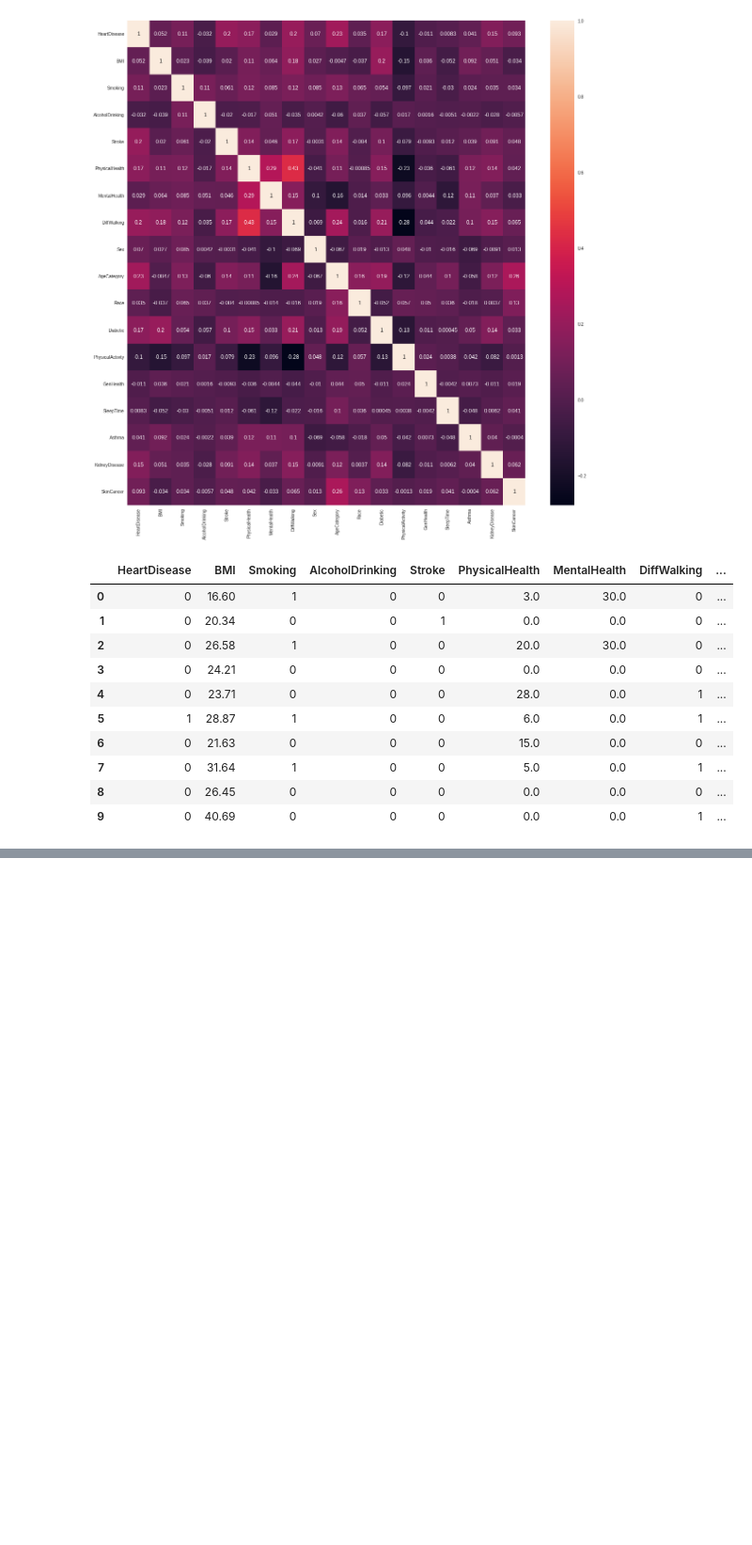
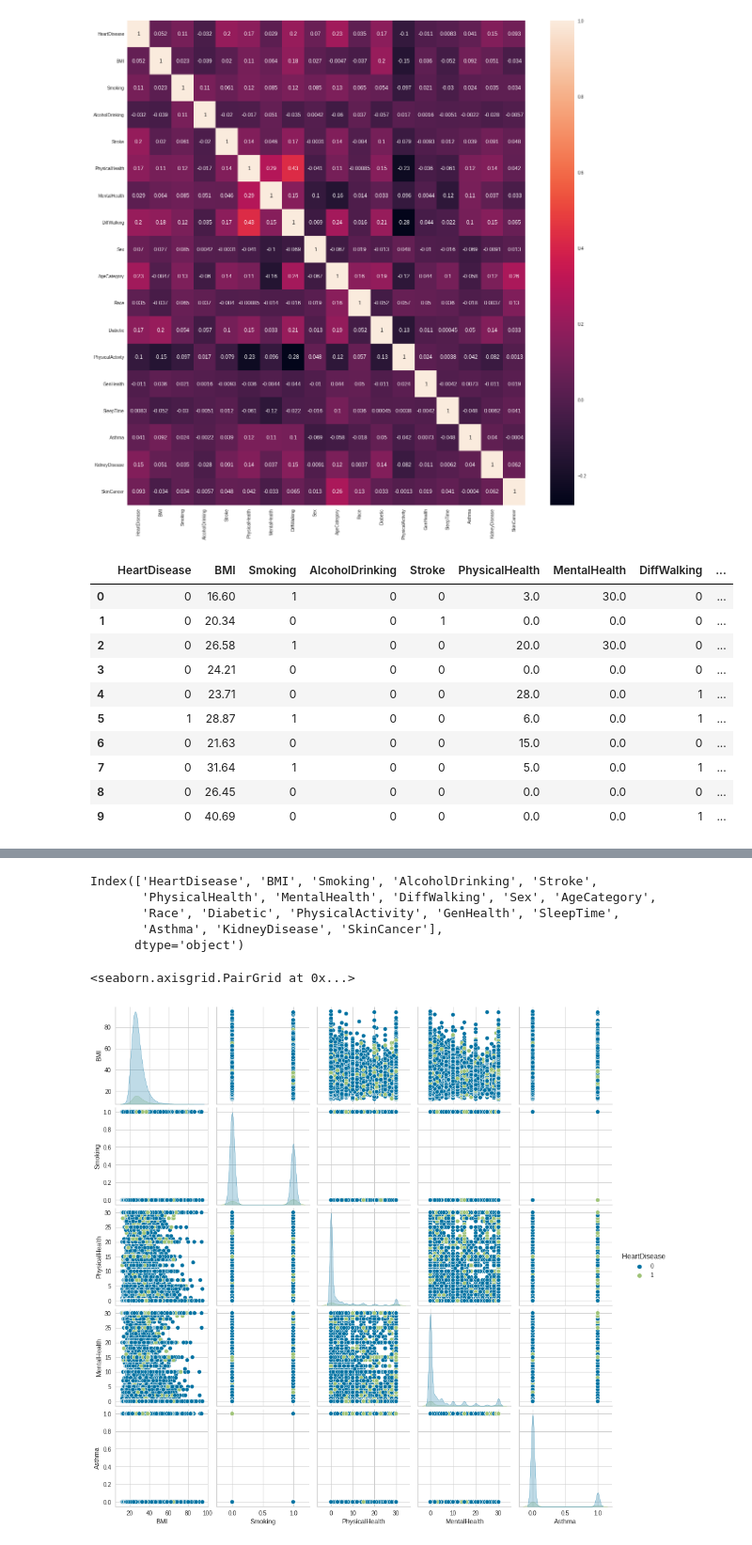
Before and after one commit to MaliheDahmardeh/project, a Jupyter notebook: Copy_of_Untitled0.ipynb, the cells around one changed output, grey strips where cells are left out. Shown at 94% size. Drawn from its saved outputs; the diff is of its cells as text; code cells hidden in the pictures; blank space fills up the shorter version.

```diff
--- a/Copy_of_Untitled0.ipynb
+++ b/Copy_of_Untitled0.ipynb
@@ -363,3 +369,16 @@ heart_disease_df.tail(10)
 | 319792 | 0 | 24.24 | 0 | 0 | 0 | 0.0 | 0.0 | 0 | ... |
 | 319793 | 0 | 32.81 | 0 | 0 | 0 | 0.0 | 0.0 | 0 | ... |
 | 319794 | 0 | 46.56 | 0 | 0 | 0 | 0.0 | 0.0 | 0 | ... |
+# %%
+heart_disease_df.columns
+# %% [output]
+Index(['HeartDisease', 'BMI', 'Smoking', 'AlcoholDrinking', 'Stroke',
+       'PhysicalHealth', 'MentalHealth', 'DiffWalking', 'Sex', 'AgeCategory',
+       'Race', 'Diabetic', 'PhysicalActivity', 'GenHealth', 'SleepTime',
+       'Asthma', 'KidneyDisease', 'SkinCancer'],
+      dtype='object')
+# %%
+sb.pairplot(heart_disease_df, hue = 'HeartDisease', vars = ['BMI', 'Smoking', 'PhysicalHealth', 'MentalHealth','Asthma'] )
+# %% [output]
+<seaborn.axisgrid.PairGrid at 0x...>
+[figure, added]
```
Also changed, not shown: parts of 2 cells of this notebook.
